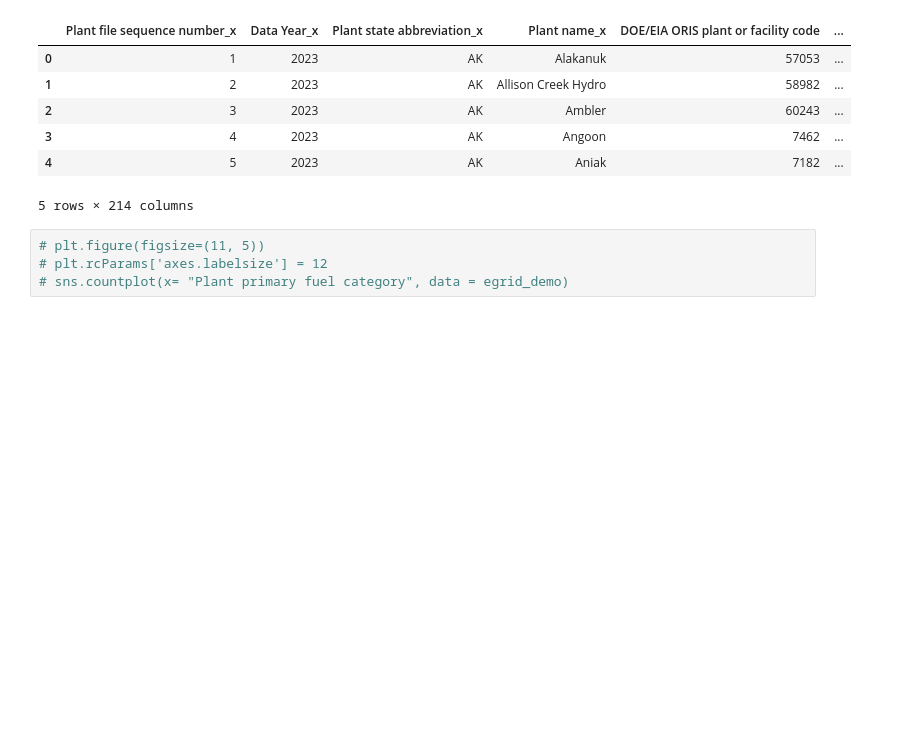
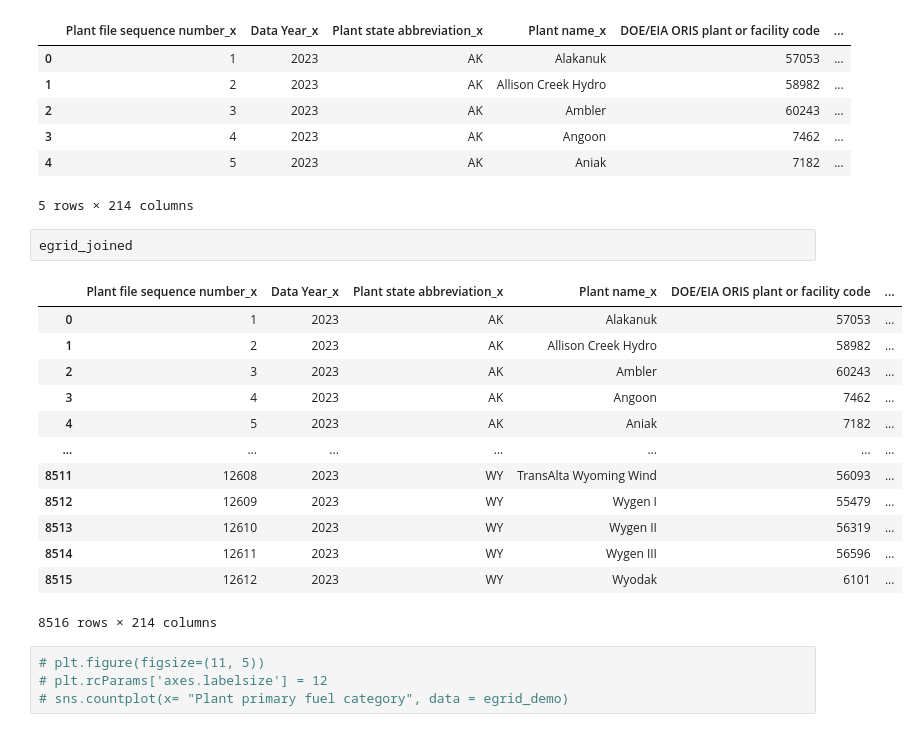
Before and after one commit to reilyfairchild/Data102_Final_Project, a Jupyter notebook: dataset_3_EDA.ipynb, the cells around one changed output. Drawn from its saved outputs; the diff is of its cells as text; blank space fills up the shorter version.

```diff
--- a/dataset_3_EDA.ipynb
+++ b/dataset_3_EDA.ipynb
@@ -114,6 +114,22 @@ egrid_joined.head()
 | 3 | 4 | 2023 | AK | Angoon | 7462 | ... |
 | 4 | 5 | 2023 | AK | Aniak | 7182 | ... |
 5 rows × 214 columns
+# %%
+egrid_joined
+# %% [output]
+|  | Plant file sequence number_x | Data Year_x | Plant state abbreviation_x | Plant name_x | DOE/EIA ORIS plant or facility code | ... |
+| 0 | 1 | 2023 | AK | Alakanuk | 57053 | ... |
+| 1 | 2 | 2023 | AK | Allison Creek Hydro | 58982 | ... |
+| 2 | 3 | 2023 | AK | Ambler | 60243 | ... |
+| 3 | 4 | 2023 | AK | Angoon | 7462 | ... |
+| 4 | 5 | 2023 | AK | Aniak | 7182 | ... |
+| ... | ... | ... | ... | ... | ... | ... |
+| 8511 | 12608 | 2023 | WY | TransAlta Wyoming Wind | 56093 | ... |
+| 8512 | 12609 | 2023 | WY | Wygen I | 55479 | ... |
+| 8513 | 12610 | 2023 | WY | Wygen II | 56319 | ... |
+| 8514 | 12611 | 2023 | WY | Wygen III | 56596 | ... |
+| 8515 | 12612 | 2023 | WY | Wyodak | 6101 | ... |
+8516 rows × 214 columns
 # %%
 # plt.figure(figsize=(11, 5))
 # plt.rcParams['axes.labelsize'] = 12
```
Also changed, not shown: 2 other files.
